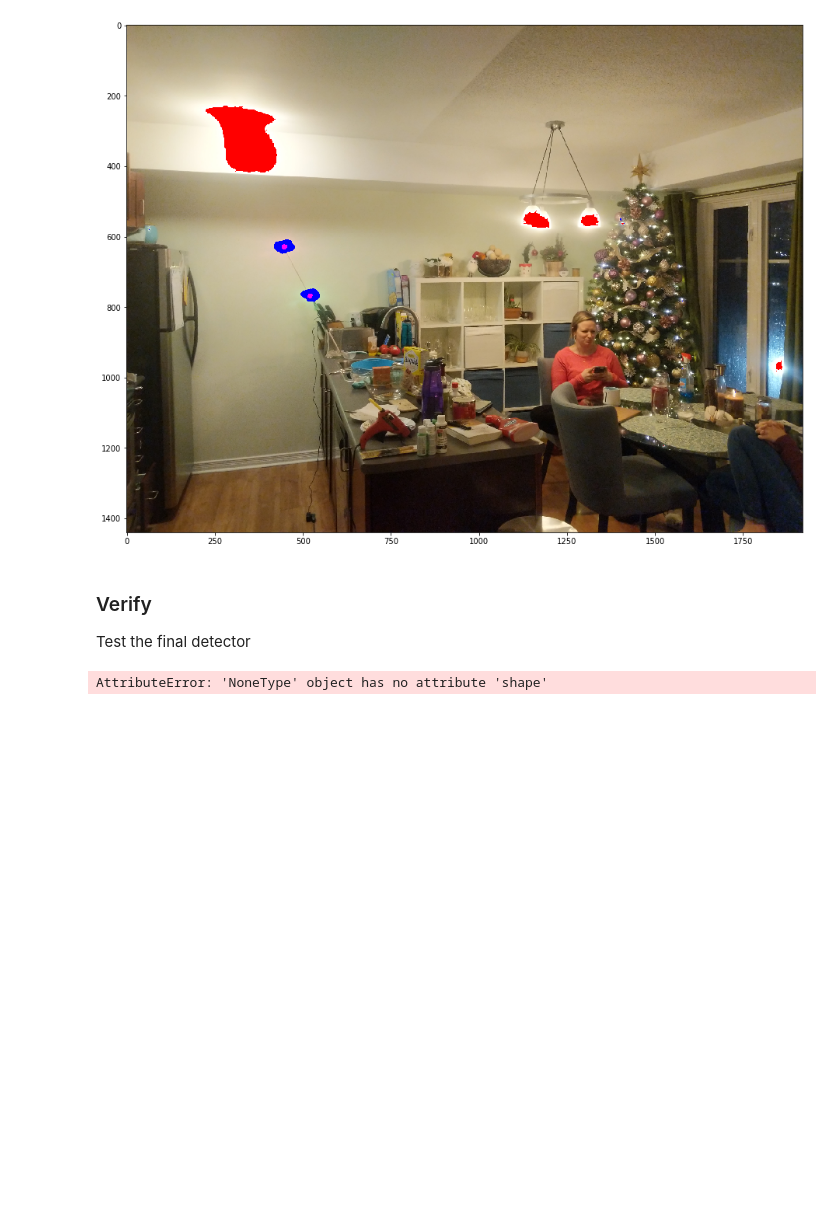
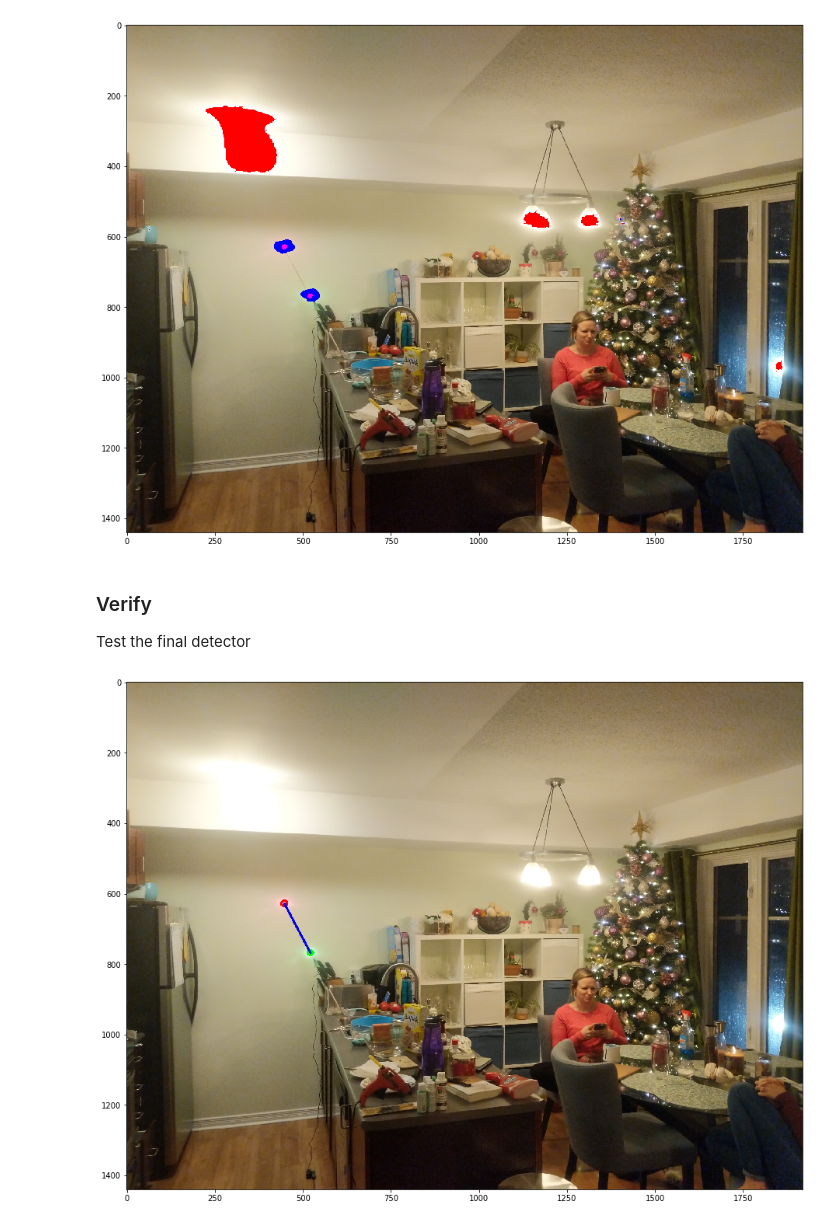
Before and after one commit to Meskupie/reify_research, a Jupyter notebook: camera_processing/wand_detection_testing.ipynb, the cells around one changed output. Drawn from its saved outputs; the diff is of its cells as text; code cells hidden in the pictures; blank space fills up the shorter version.

Commit message:
cleaned up wand testing notebook

```diff
--- a/camera_processing/wand_detection_testing.ipynb
+++ b/camera_processing/wand_detection_testing.ipynb
@@ -65,12 +46,12 @@ drawImage(img)
 
 Test the final detector
 # %%
-img = captureImage('test4.jpg')
+img = captureImage('wand_test.jpg')
 
-wand = BallWand(0.4)
+wand = BallWand()
 keypoints = wand.detect(img)
 wand.draw(img,keypoints)
 
 drawImage(img)
 # %% [output]
-AttributeError: 'NoneType' object has no attribute 'shape'
+[figure, added]
```
Also changed, not shown: parts of 2 cells of this notebook.
